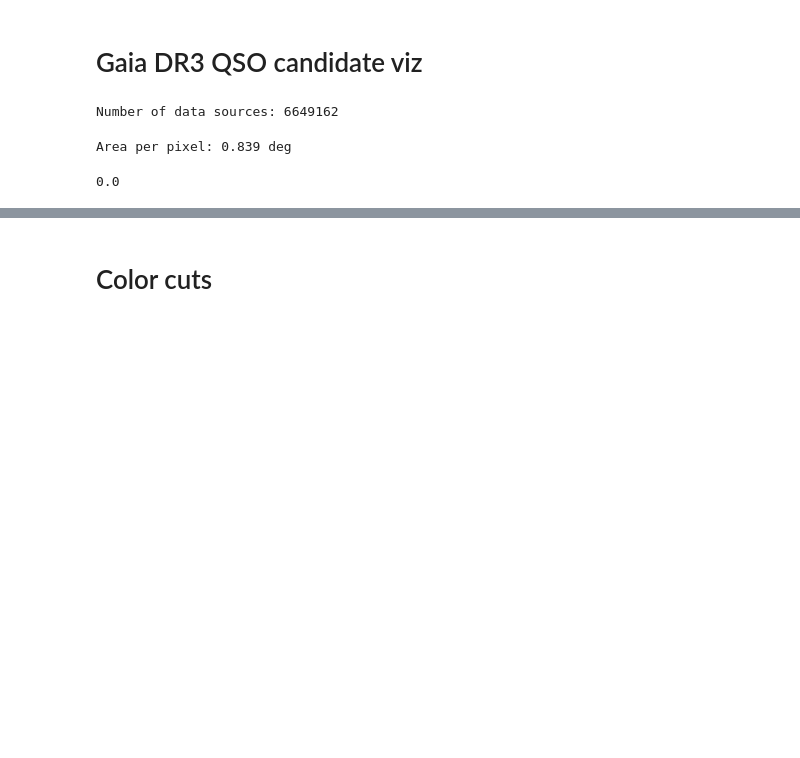
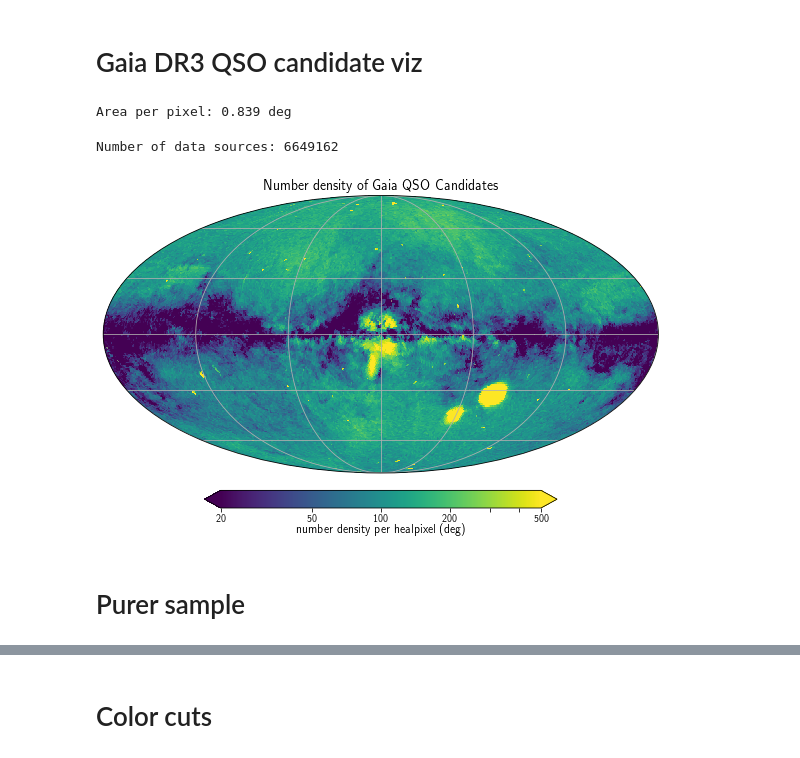
Before and after one commit to kstoreyf/gaia-quasars-lss, a Jupyter notebook: notebooks/2022-12-13_catalog_paper_figures.ipynb, the cells around one changed output, grey strips where cells are left out. Drawn from its saved outputs; the diff is of its cells as text; code cells hidden in the pictures; blank space fills up the shorter version.

```diff
--- a/notebooks/2022-12-13_catalog_paper_figures.ipynb
+++ b/notebooks/2022-12-13_catalog_paper_figures.ipynb
@@ -43,13 +44,4 @@ plot_dir = '../plots/2022-12-13_figures'
 save = True
 # %% [markdown]
 # Gaia DR3 QSO candidate viz
-# %%
-NSIDE = 64
-fn_gaia = f'../data/gaia_slim.fits'
-tab_gaia = utils.load_table(fn_gaia)
-N_data = len(tab_gaia)
-print(f"Number of data sources: {N_data}")
-map_nqso, pixel_indices = maps.get_map(NSIDE, tab_gaia['ra'], tab_gaia['dec'], null_val=0)
-# %% [output]
-Number of data sources: 6649162
 # %%
@@ -59,6 +51,27 @@ map_ndens = map_nqso/area_per_pixel
 # %% [output]
 Area per pixel: 0.839 deg
-# %%
-np.min(map_ndens)
-# %% [output]
-0.0
+# %%
+fn_gaia_all = '../data/gaia_slim_xsdss.fits'
+tab_gaia_all = utils.load_table(fn_gaia_all)
+N_data_all = len(tab_gaia_all)
+print(f"Number of data sources: {N_data_all}")
+# %% [output]
+Number of data sources: 6649162
+# %%
+map_nqso_all, _ = maps.get_map(NSIDE, tab_gaia_all['ra'], tab_gaia_all['dec'], null_val=0)
+map_ndens_all = map_nqso_all/area_per_pixel
+map_ndens_all_masked = hp.ma(map_ndens_all)
+map_ndens_all_masked.mask = map_ndens_all==0
+# %%
+projview(map_ndens_all_masked, title=rf"Number density of Gaia QSO Candidates",
+            unit=r"number density per healpixel (deg)", cmap='viridis', coord=['C', 'G'],
+            min=20, max=500, norm='log', graticule=True,
+           show_tickmarkers=True, cbar_ticks=[20, 50, 100, 200, 500])
+
+fn = f'{plot_dir}/gaia_qso_candidates_2d.png'
+if save:
+    plt.savefig(fn)
+# %% [output]
+[figure, added]
+# %% [markdown]
+# Purer sample
```
Also changed, not shown: parts of 68 cells of this notebook, 4 other files.
